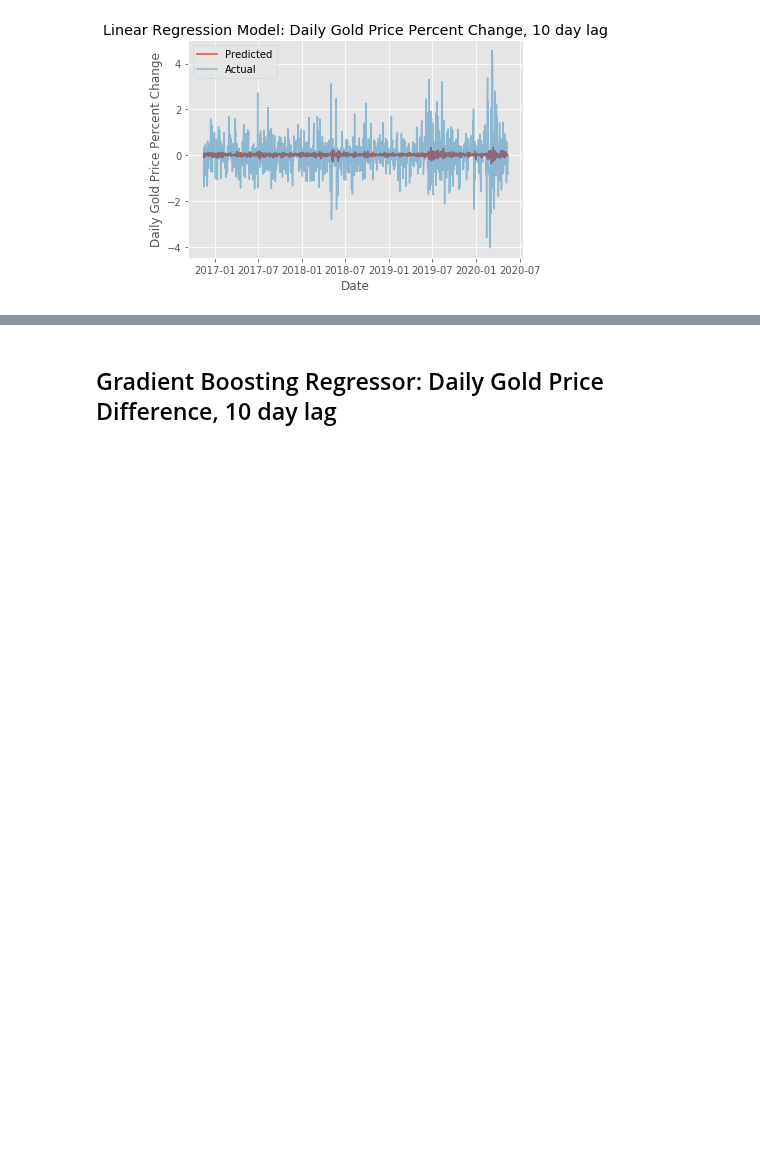
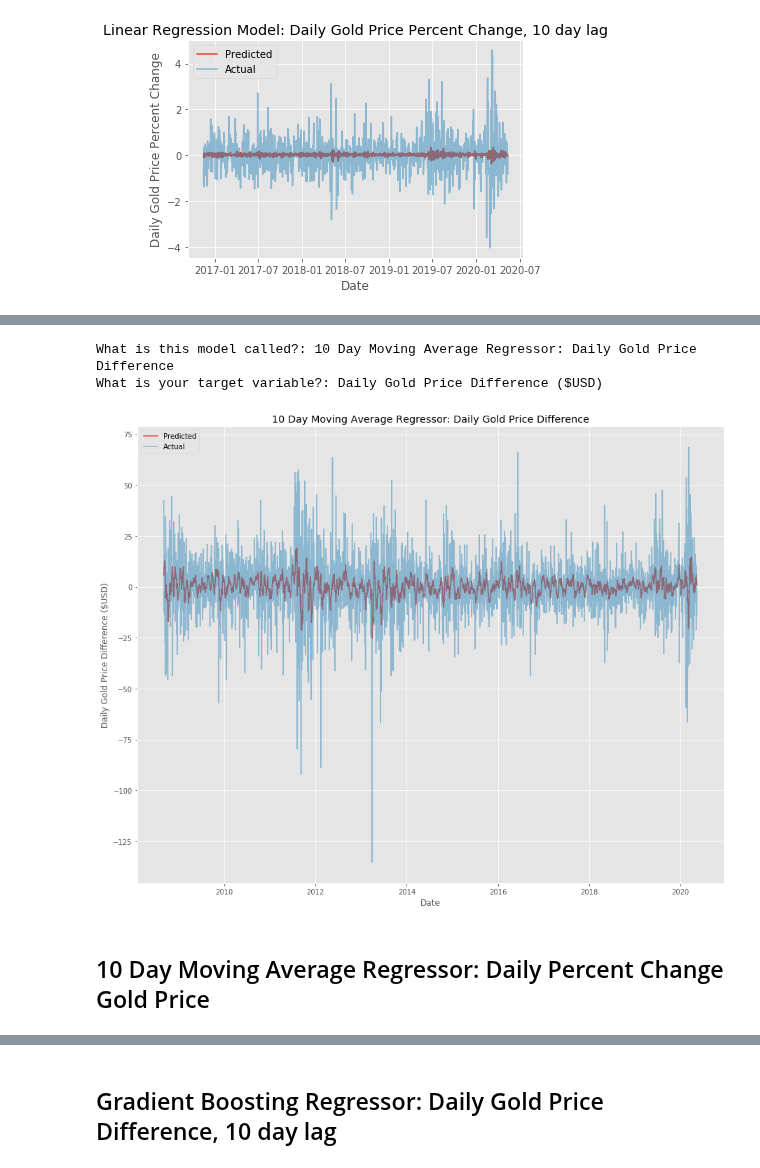
Before and after one commit to jangelchik/interest_equities_gold, a Jupyter notebook: visuals_and_modeling.ipynb, the cells around one changed output, grey strips where cells are left out. Cells and saved outputs as stored; diff of their text form; code cells hidden in the pictures; blank space fills up the shorter version.

```diff
--- a/visuals_and_modeling.ipynb
+++ b/visuals_and_modeling.ipynb
@@ -408,0 +445,4 @@ A simple linear model is doing more harm than good when using a ten day lag to p
+# %%
+y_dif_ma = X_dif_gold.mean(axis = 1)
+# %%
+y_dif = df_Xy_dif['gold_dif']
@@ -408,0 +533,33 @@ A simple linear model is doing more harm than good when using a ten day lag to p
+# %%
+def plot_ma_model(y_ma,y_test):
+
+    """PARAMETERS:
+    model - scikit learn model object, fit with training data
+    X_test - Test feature dataset in pandas DataFrame
+    y_test - Test target dataset in pandas Series
+
+    RETURNS:
+    Plots predictions on top of values in time series plot in matplotlib
+    """
+
+
+    title = input('What is this model called?: ')
+    y_label = input('What is your target variable?: ')
+
+    fig,ax = plt.subplots(figsize = (15,12))
+
+    ax.plot(df_Xy.index[y_ma.index],y_ma, label = 'Predicted')
+    ax.plot(df_Xy.index[y_test.index], y_test, label = 'Actual', alpha = 0.5)
+
+    ax.set_xlabel('Date')
+    ax.set_ylabel(y_label)
+    ax.set_title(title)
+    ax.legend()
+# %%
+plot_ma_model(y_dif_ma,y_dif)
+# %% [output]
+What is this model called?: 10 Day Moving Average Regressor: Daily Gold Price Difference
+What is your target variable?: Daily Gold Price Difference ($USD)
+[figure, added]
+# %% [markdown]
+## 10 Day Moving Average Regressor: Daily Percent Change Gold Price
```
Also changed, not shown: parts of 24 cells of this notebook.
